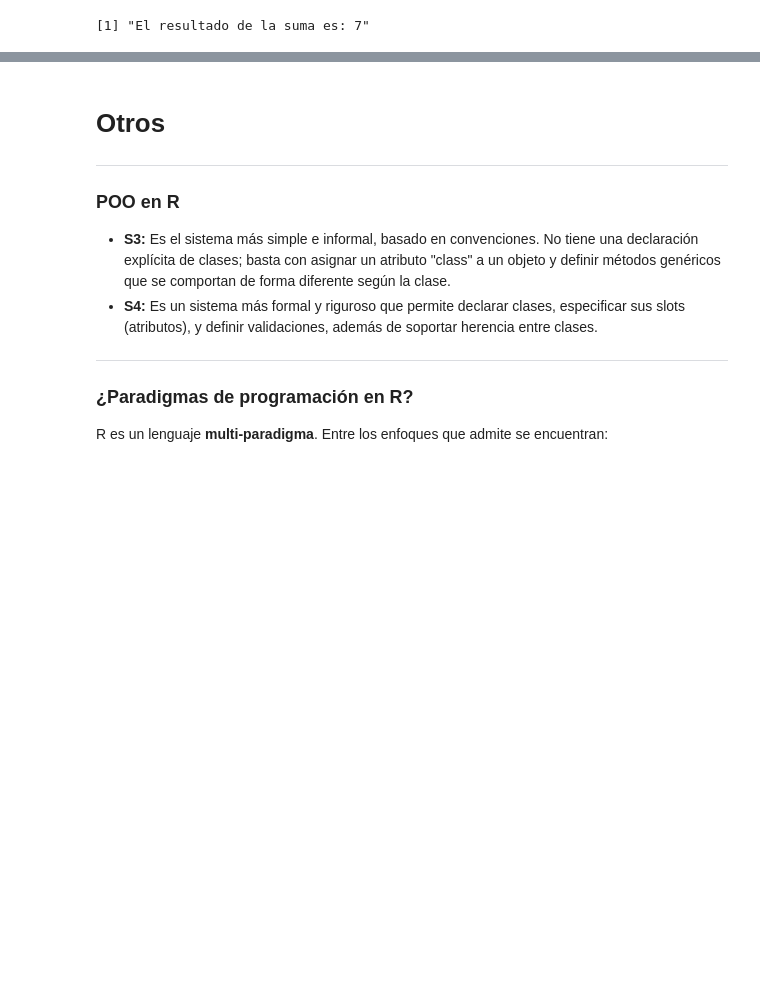
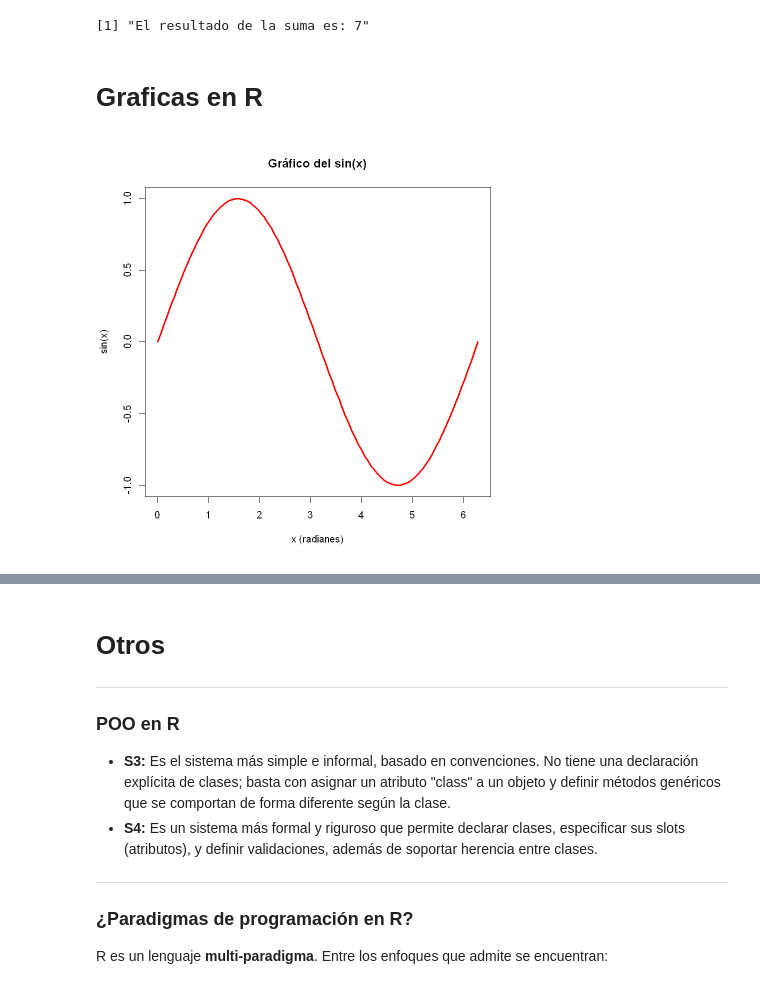
Before and after one commit to JISV7/Calculo-numerico, a Jupyter notebook: Documentacion/R/Documentacion R.ipynb, the cells around one changed output, grey strips where cells are left out. Drawn from its saved outputs; the diff is of its cells as text; code cells hidden in the pictures; blank space fills up the shorter version.

```diff
--- a/Documentacion/R/Documentacion R.ipynb
+++ b/Documentacion/R/Documentacion R.ipynb
@@ -233,3 +253,20 @@ resultado <- add(2, 5)
 print(paste("El resultado de la suma es:", resultado))
 # %% [output]
 [1] "El resultado de la suma es: 7"
+# %% [markdown]
+# Graficas en R
+# %%
+# Creamos dos vectores de datos
+x <- seq(0, 2 * pi, length.out = 100)  # 100 puntos de 0 a 2*pi
+y <- sin(x)                           # Calculamos el seno de cada punto
+
+# Usamos plot() para crear un gráfico de líneas
+plot(x, y,
+     type = "l",         # "l" indica que se conectan los puntos con líneas
+     col = "red",       # Color de la línea
+     lwd = 3,            # Grosor de la línea
+     xlab = "x (radianes)",  # Etiqueta para el eje x
+     ylab = "sin(x)",         # Etiqueta para el eje y
+     main = "Gráfico del sin(x)")  # Título del gráfico
+# %% [output]
+[figure, added]
```
Also changed, not shown: parts of 5 cells of this notebook.
